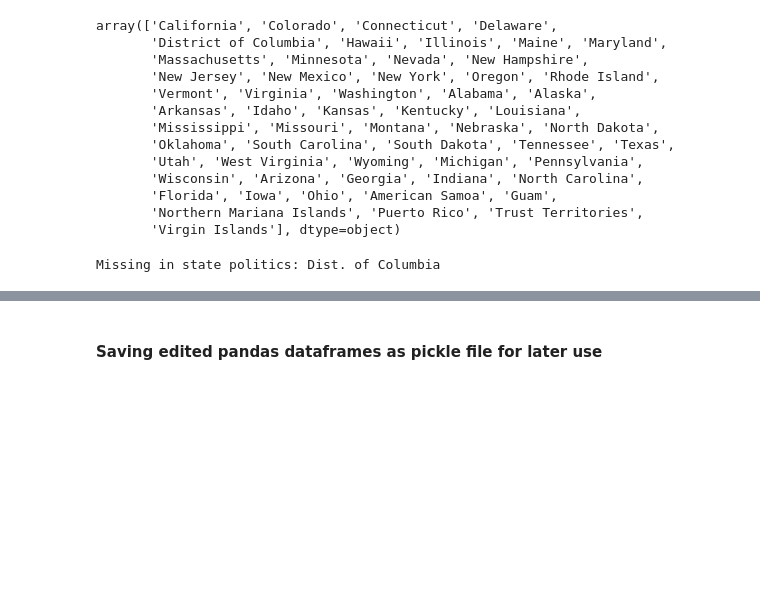
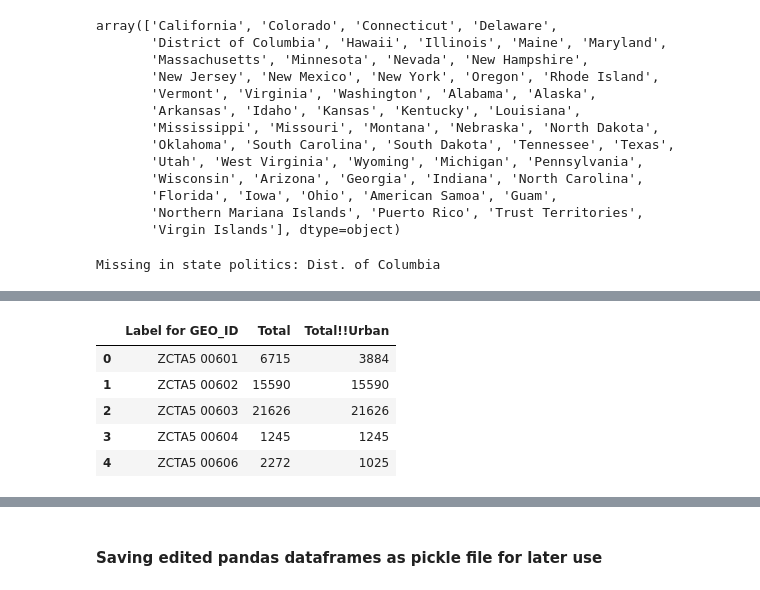
Before and after one commit to anuvrat-umich/siads_milestone1, a Jupyter notebook: src/input_data_exploration.ipynb, the cells around one changed output, grey strips where cells are left out. Cells and saved outputs as stored; diff of their text form; code cells hidden in the pictures; blank space fills up the shorter version.

```diff
--- a/src/input_data_exploration.ipynb
+++ b/src/input_data_exploration.ipynb
@@ -455,5 +462,14 @@ df_acs_edited.drop(columns="Geographic Area Name", inplace=True)
 # State-ZIP mapping
 # Renaming columns for readability
 df_zip2st_edited = df_zip2st_keep.rename(columns={"USPS_ZIP_PREF_STATE": "State"})
+# %%
+df_urban_rural_keep.head()
+# %% [output]
+|  | Label for GEO_ID | Total | Total!!Urban |
+| 0 | ZCTA5 00601 | 6715 | 3884 |
+| 1 | ZCTA5 00602 | 15590 | 15590 |
+| 2 | ZCTA5 00603 | 21626 | 21626 |
+| 3 | ZCTA5 00604 | 1245 | 1245 |
+| 4 | ZCTA5 00606 | 2272 | 1025 |
 # %%
 # Urban_rural mapping
```
Also changed, not shown: parts of 8 cells of this notebook, 3 other files.
